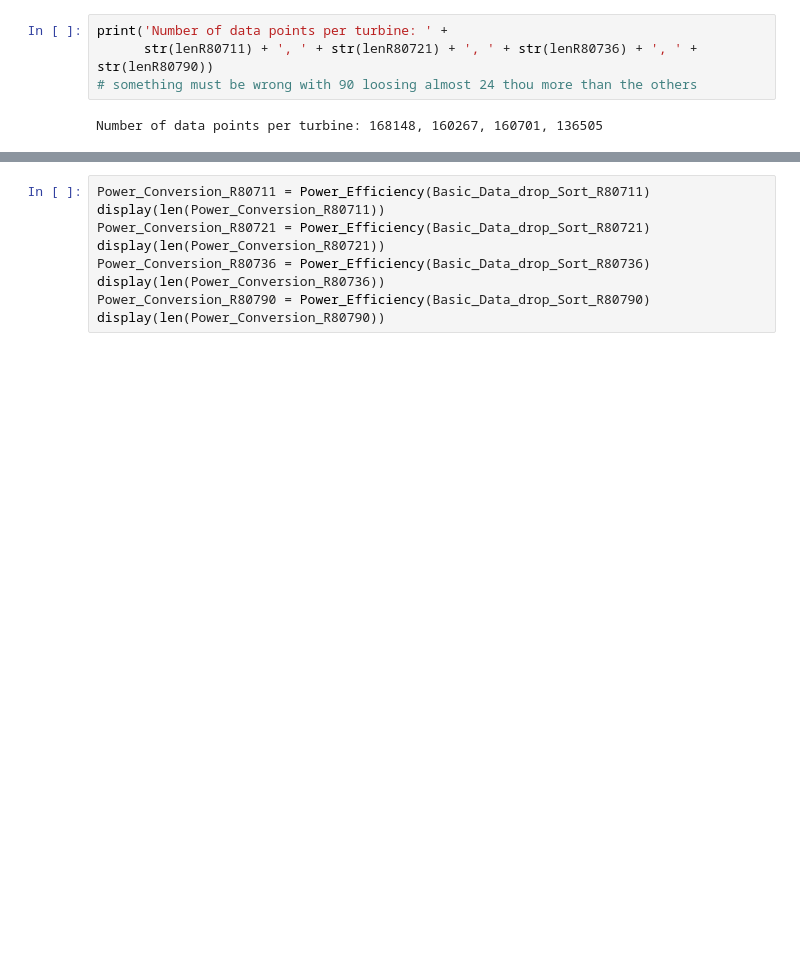
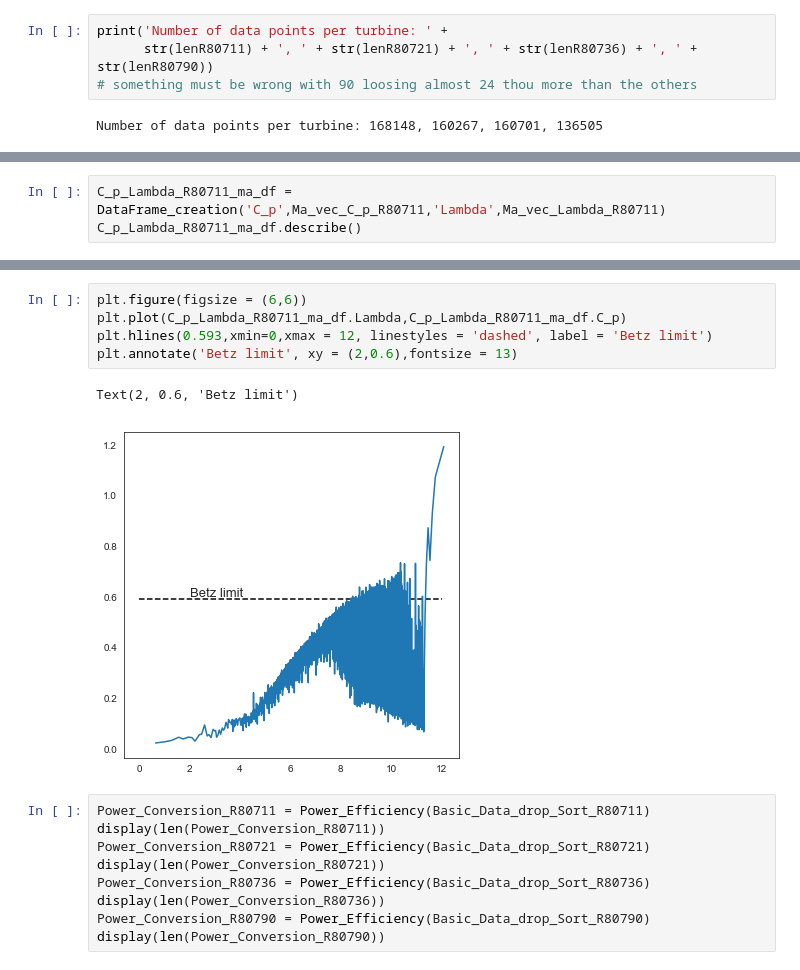
Before and after one commit to Jamiesmackay/Masters_Project, a Jupyter notebook: Code unedited/Project/Project_code.ipynb, the cells around one changed output, grey strips where cells are left out. Cells and saved outputs as stored; diff of their text form; blank space fills up the shorter version.

```diff
--- a/Code unedited/Project/Project_code.ipynb
+++ b/Code unedited/Project/Project_code.ipynb
@@ -205,0 +259,3 @@ def
+# %%
+C_p_Lambda_R80711_ma_df = DataFrame_creation('C_p',Ma_vec_C_p_R80711,'Lambda',Ma_vec_Lambda_R80711)
+C_p_Lambda_R80711_ma_df.describe()
@@ -206,3 +272,11 @@ def
+# %%
+plt.figure(figsize = (6,6))
+plt.plot(C_p_Lambda_R80711_ma_df.Lambda,C_p_Lambda_R80711_ma_df.C_p)
+plt.hlines(0.593,xmin=0,xmax = 12, linestyles = 'dashed', label = 'Betz limit')
+plt.annotate('Betz limit', xy = (2,0.6),fontsize = 13)
+# %% [output]
+Text(2, 0.6, 'Betz limit')
+[figure, added]
 # %%
 Power_Conversion_R80711 = Power_Efficiency(Basic_Data_drop_Sort_R80711)
 display(len(Power_Conversion_R80711))
```
Also changed, not shown: parts of 18 cells of this notebook.
